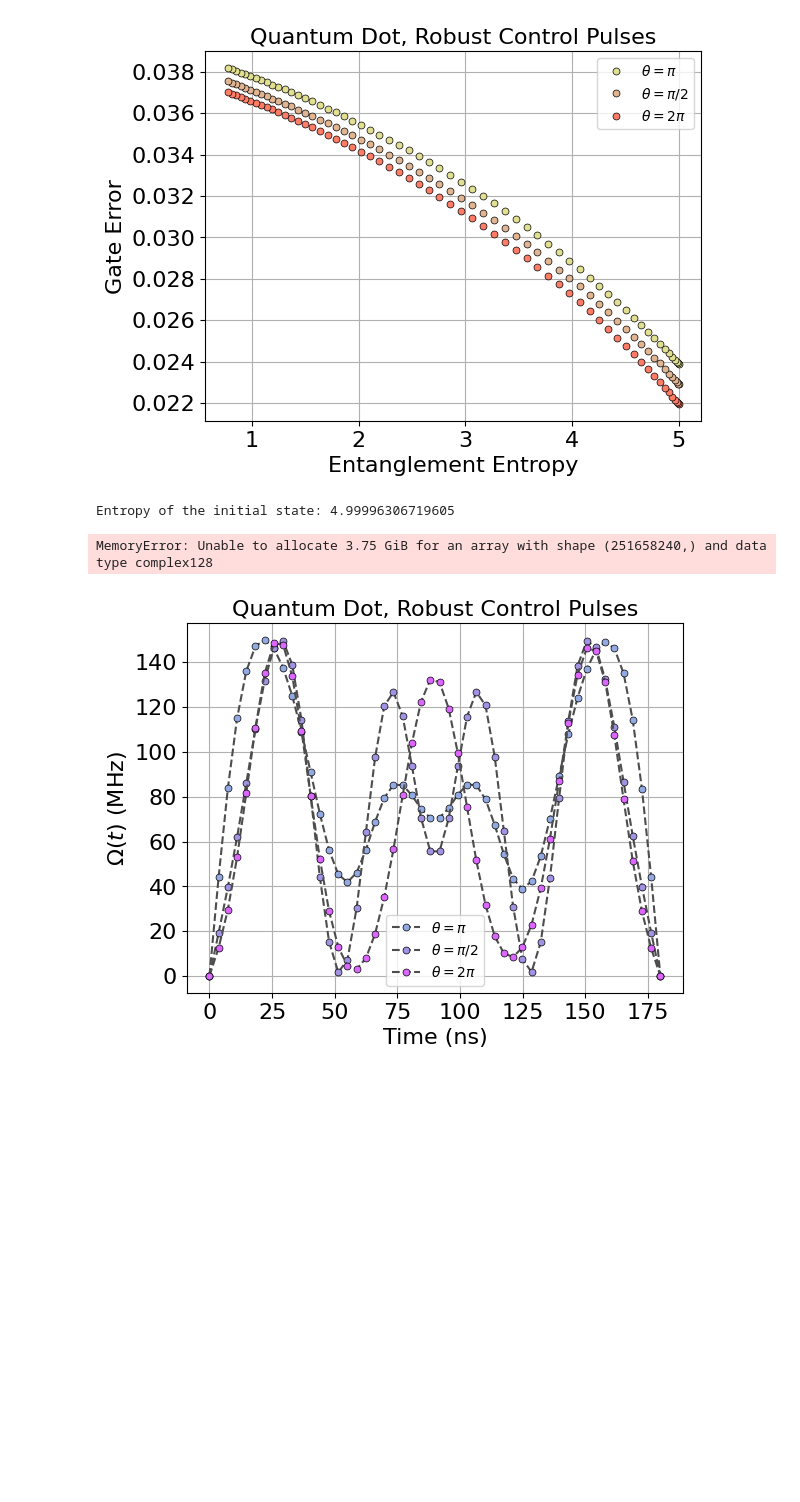
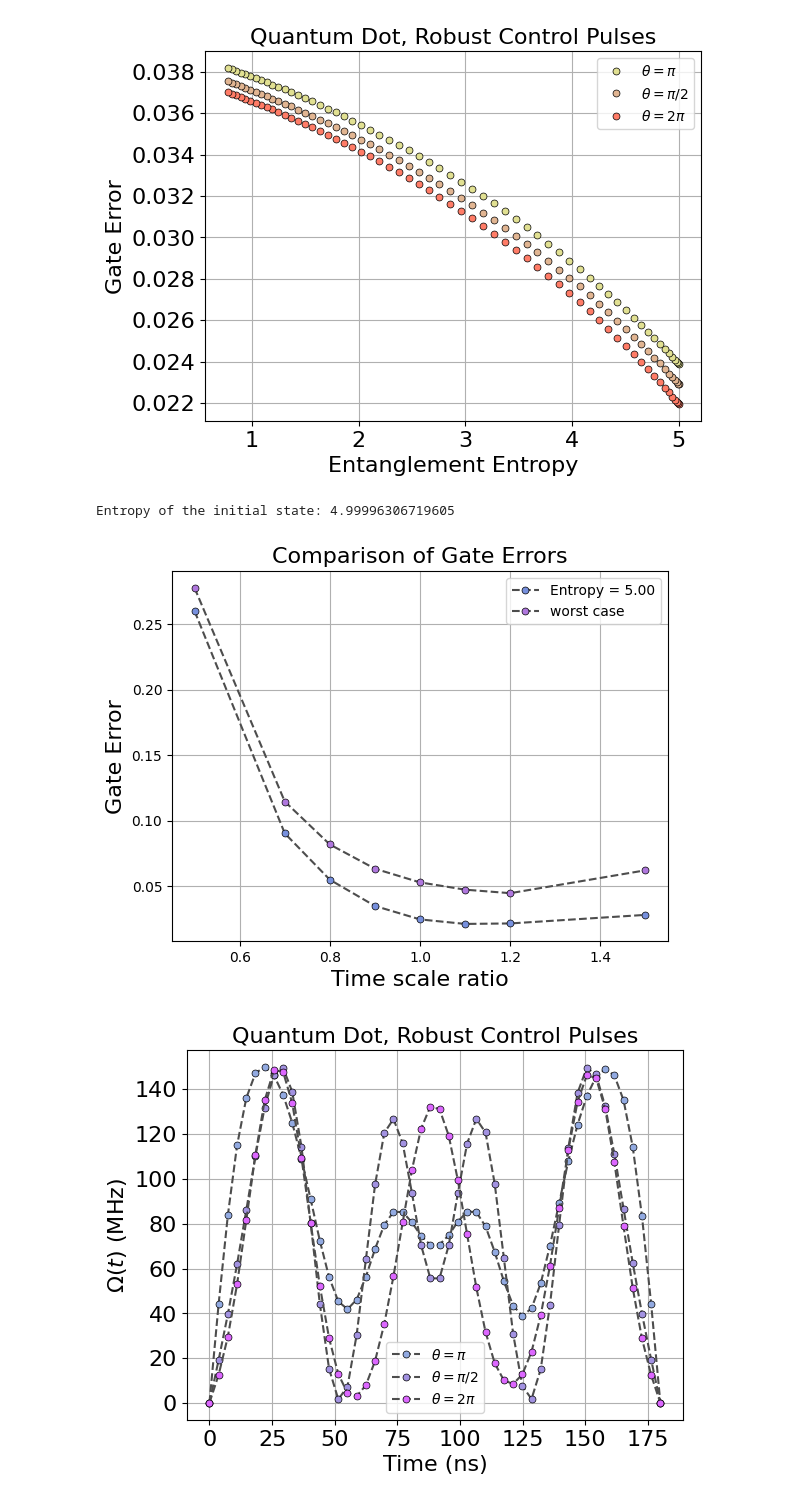
Before and after one commit to minidas/Entanglement-Induced-Resilience-of-Quantum-Dynamics, a Jupyter notebook: RCP.ipynb, the cells around one changed output. Drawn from its saved outputs; the diff is of its cells as text; code cells hidden in the pictures; blank space fills up the shorter version.

```diff
--- a/RCP.ipynb
+++ b/RCP.ipynb
@@ -130,68 +130,63 @@ alpha = [0.5,0.7,0.8,0.9,1,1.1,1.2,1.5]
 state = thermal_state(0.0008)
 entropy = RDM_entropy(state.full(),7,qubits=12)[-1]
 print("Entropy of the initial state:", entropy)
-#worst case
-from scipy.linalg import eig
-from qiskit.quantum_info import Statevector
 
-def eigenvector_corresponding_to_maximal_eigenvalue(matrix):
-    eigenvalues, eigenvectors = eig(matrix)
-    max_eigenvalue_index = np.argmax(np.abs(eigenvalues))
-    return eigenvectors[:,max_eigenvalue_index], eigenvalues[max_eigenvalue_index]
+# All Hamiltonian terms act only on qubits 0..4. Spectator qubits do not
+# change ||U_exact - U_analog||_2, so compute the propagator on 5 qubits.
+ACTIVE_QUBITS = 5
+IDLE_QUBITS = N - ACTIVE_QUBITS
 
-EM = Quantum_dot(1e9 , T = 1.8e-7)
-AM = analog_QD(EM, h=5e4,J=1e5, DeltaE=2e8,epsilon=0.001)
-time_full_rcp = np.linspace(0, AM.T, 2)
-exact_state = qt.mesolve(AM.exact_model.H, state, time_full_rcp).states[-1]
+def active_analog_model(Omega, T):
+    EM = Quantum_dot(Omega, N=ACTIVE_QUBITS, T=T)
+    return analog_QD(EM, h=5e4, J=1e5, DeltaE=2e8, epsilon=0.001)
 
+def propagator_difference_active(Omega, T):
+    AM_active = active_analog_model(Omega, T)
+    return qt.propagator(AM_active.exact_model.H, AM_active.T) - qt.propagator(AM_active.H, AM_active.T)
 
-U = qt.propagator(AM.exact_model.H, AM.T)-qt.propagator(AM.H, AM.T)
-vec, val = eigenvector_corresponding_to_maximal_eigenvalue(U.full())
-worst_case_state = qt.Qobj(vec, dims=[[2]*N, [1]*N])
-exact_state = qt.mesolve(AM.exact_model.H, worst_case_state, time_full_rcp).states[-1]
+def maximal_right_singular_vector(matrix):
+    _, singular_values, vh = np.linalg.svd(matrix, full_matrices=False)
+    return vh.conj().T[:, 0], singular_values[0]
 
-rcp_full_time = analog_model[0].T
+AM_ref = analog_model[0]
+time_ref = np.linspace(0, AM_ref.T, 2)
+exact_state = qt.mesolve(AM_ref.exact_model.H, state, time_ref).states[-1]
+
+U_ref = propagator_difference_active(1e9, 1.8e-7)
+vec, val = maximal_right_singular_vector(U_ref.full())
+worst_case_state_active = qt.Qobj(vec[:, None], dims=[[2]*ACTIVE_QUBITS, [1]*ACTIVE_QUBITS])
+worst_case_state = qt.tensor(worst_case_state_active, qt.basis([2]*IDLE_QUBITS))
+
 partial_state_list = []
-worst_partial_state_list = []
 error_list = []
 worst_error_list = []
 for a in tqdm(alpha):
-    EM = Quantum_dot(1e9/a , T = 1.8e-7*a)
-    AM = analog_QD(EM, h=5e4,J=1e5, DeltaE=2e8,epsilon=0.001)
+    EM = Quantum_dot(1e9/a, T=1.8e-7*a)
+    AM = analog_QD(EM, h=5e4, J=1e5, DeltaE=2e8, epsilon=0.001)
     time_full_rcp = np.linspace(0, AM.T, 2)
 
     partial_state = qt.mesolve(AM.H, state, time_full_rcp).states[-1]
     partial_state_list.append(partial_state)
-    U = qt.propagator(AM.exact_model.H, AM.T)-qt.propagator(AM.H, AM.T)
-    # vec, val = eigenvector_corresponding_to_maximal_eigenvalue(U.full())
-    worst_error_list.append(np.linalg.norm(U.full(),ord=2))
-    # worst_case_state = qt.Qobj(vec, dims=[[2]*N, [1]*N])
-    # exact_state = qt.mesolve(AM.exact_model.H, worst_case_state, time_full_rcp).states[-1]
 
-    # worst_partial_state = qt.mesolve(AM.H, worst_case_state, time_full_rcp).states[-1]
-    # worst_partial_state_list.append(worst_partial_state)
+    U_active = propagator_difference_active(1e9/a, 1.8e-7*a)
+    worst_error_list.append(np.linalg.norm(U_active.full(), ord=2))
 
-for state in partial_state_list:
-    errors = exact_state - state
+for partial_state in partial_state_list:
+    errors = exact_state - partial_state
     error_list.append(errors.norm('l2'))
-
-
-# for state in worst_case_partial_state:
-#     errors = worst_case_exact_state - state
-#     worst_error_list.append(errors.norm('l2'))
 
 plt.plot(alpha, error_list, color='0.3', marker='o', markersize=5, mfc="#7790dd", mec='k', linestyle='dashed', markeredgewidth=0.5,label='Entropy = {:.2f}'.format(entropy))
 plt.plot(alpha, worst_error_list, color='0.3', marker='o', markersize=5, mfc="#af77dd", mec='k', linestyle='dashed', markeredgewidth=0.5,label='worst case')
 plt.xlabel('Time scale ratio',fontsize=16)
 plt.ylabel('Gate Error',fontsize=16)
 plt.title('Comparison of Gate Errors',fontsize=16)
 plt.legend(loc=0)
 # plt.xscale('log')
 plt.grid()
 plt.show()
 # %% [output]
 Entropy of the initial state: 4.99996306719605
-MemoryError: Unable to allocate 3.75 GiB for an array with shape (251658240,) and data type complex128
+[figure, added]
 # %%
 #RCP plotting
 time = np.linspace(0,180 , 50)
```
Also changed, not shown: 1 other file.
